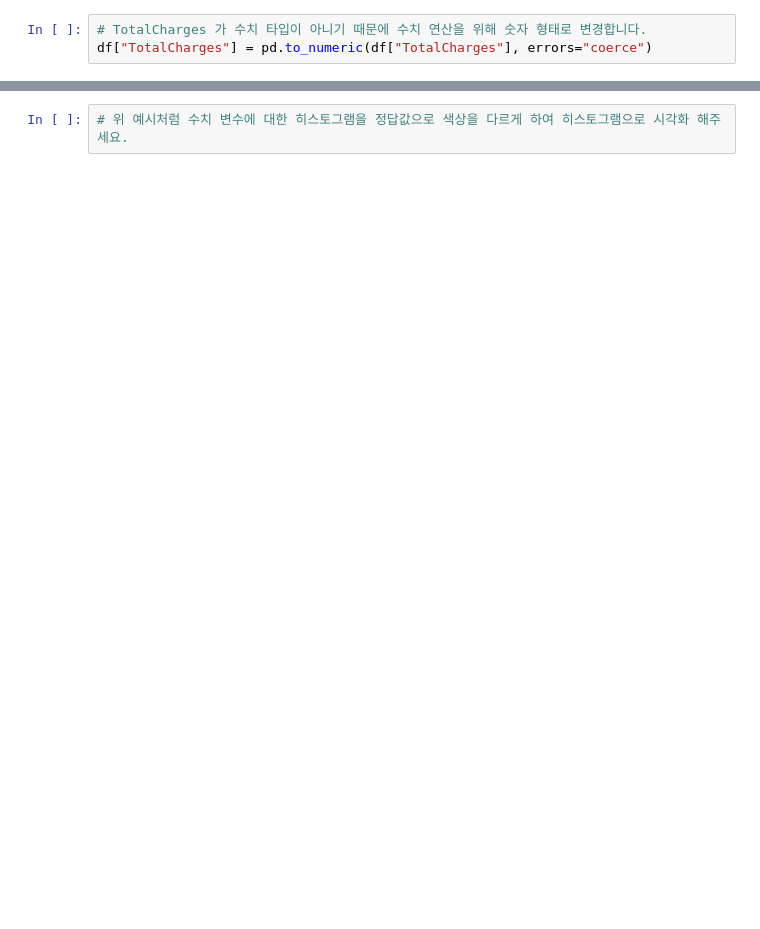
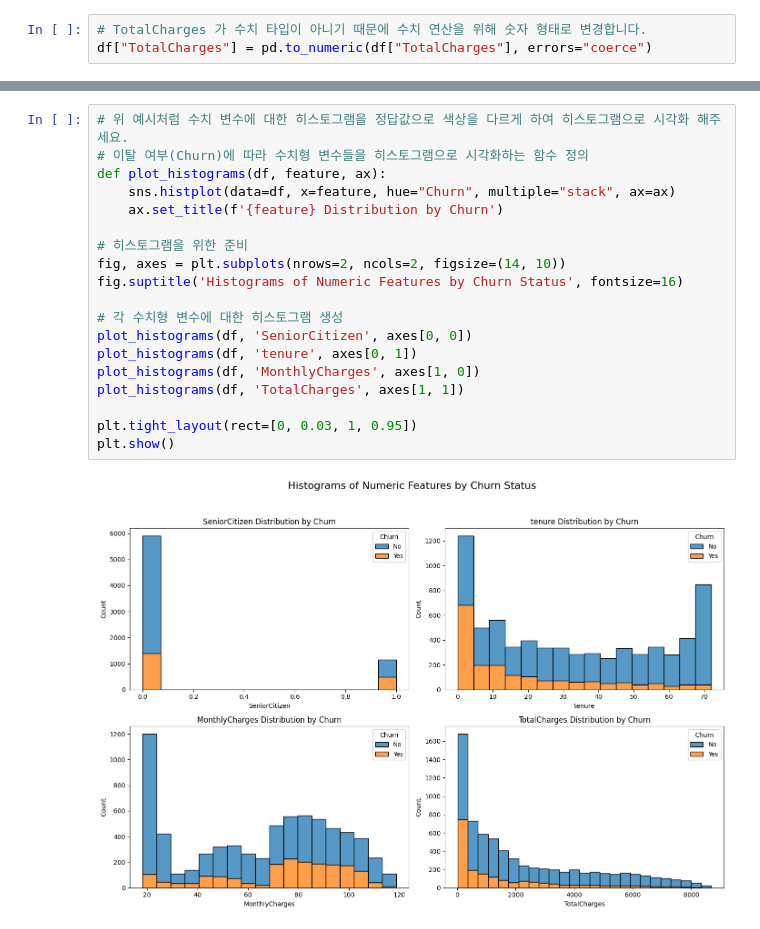
Before and after one commit to shkapril/Data-Science-Projects-2024, a Jupyter notebook: 2주차/02_week_mission_Acorn.ipynb, the cells around one changed output, grey strips where cells are left out. Saved outputs shown, nothing was run; the diff lists cells and outputs as text; blank space fills up the shorter version.

```diff
--- a/2주차/02_week_mission_Acorn.ipynb
+++ b/2주차/02_week_mission_Acorn.ipynb
@@ -33,5 +43,24 @@ df["TotalCharges"] = pd.to_numeric(df["TotalCharges"], errors="coerce")
 아래 이미지는 참고용으로 아래 이미지와 똑같이 시각화하지 않아도 됩니다. 이탈 여부를 잘 분석할 수 있는 시각화라면 어떤 시각화든 좋습니다.
 
 <img src="https://i.imgur.com/oCQ9D0l.png">
-# %%
-# 위 예시처럼 수치 변수에 대한 히스토그램을 정답값으로 색상을 다르게 하여 히스토그램으로 시각화 해주세요.
+# %%
+# 위 예시처럼 수치 변수에 대한 히스토그램을 정답값으로 색상을 다르게 하여 히스토그램으로 시각화 해주세요.
+# 이탈 여부(Churn)에 따라 수치형 변수들을 히스토그램으로 시각화하는 함수 정의
+def plot_histograms(df, feature, ax):
+    sns.histplot(data=df, x=feature, hue="Churn", multiple="stack", ax=ax)
+    ax.set_title(f'{feature} Distribution by Churn')
+
+# 히스토그램을 위한 준비
+fig, axes = plt.subplots(nrows=2, ncols=2, figsize=(14, 10))
+fig.suptitle('Histograms of Numeric Features by Churn Status', fontsize=16)
+
+# 각 수치형 변수에 대한 히스토그램 생성
+plot_histograms(df, 'SeniorCitizen', axes[0, 0])
+plot_histograms(df, 'tenure', axes[0, 1])
+plot_histograms(df, 'MonthlyCharges', axes[1, 0])
+plot_histograms(df, 'TotalCharges', axes[1, 1])
+
+plt.tight_layout(rect=[0, 0.03, 1, 0.95])
+plt.show()
+# %% [output]
+[figure, added]
```
Also changed, not shown: parts of 13 cells of this notebook.
